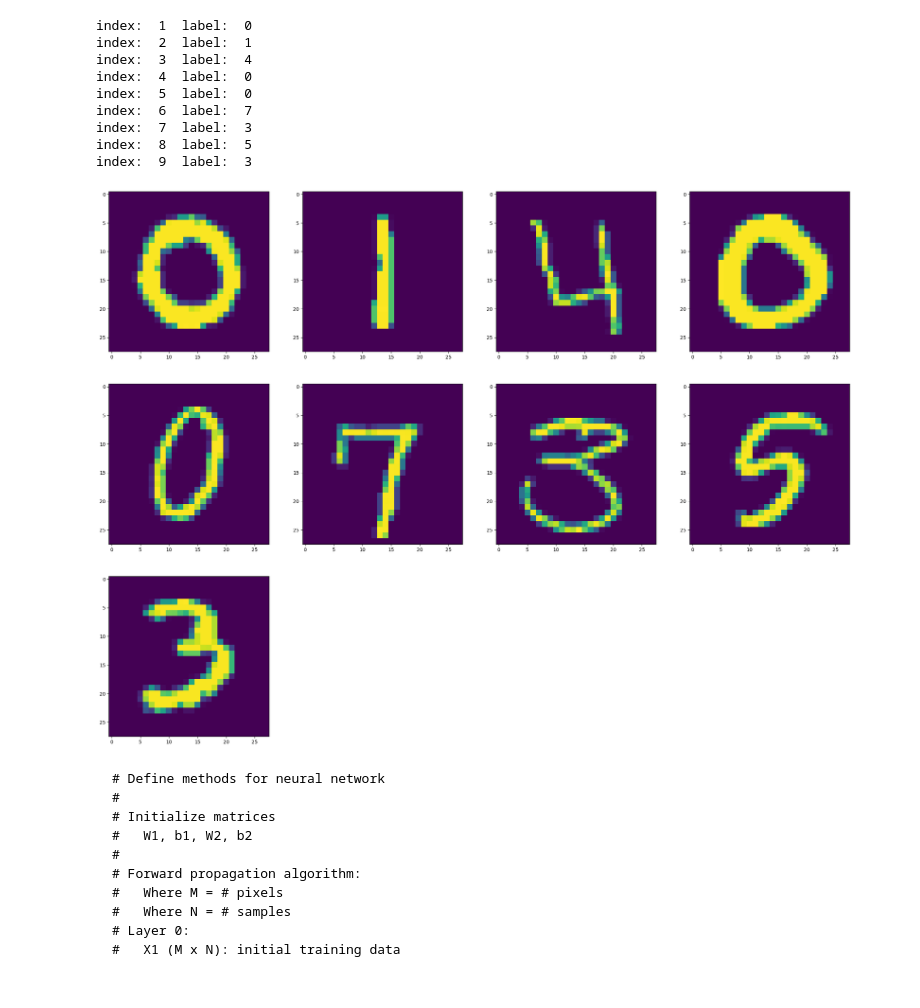
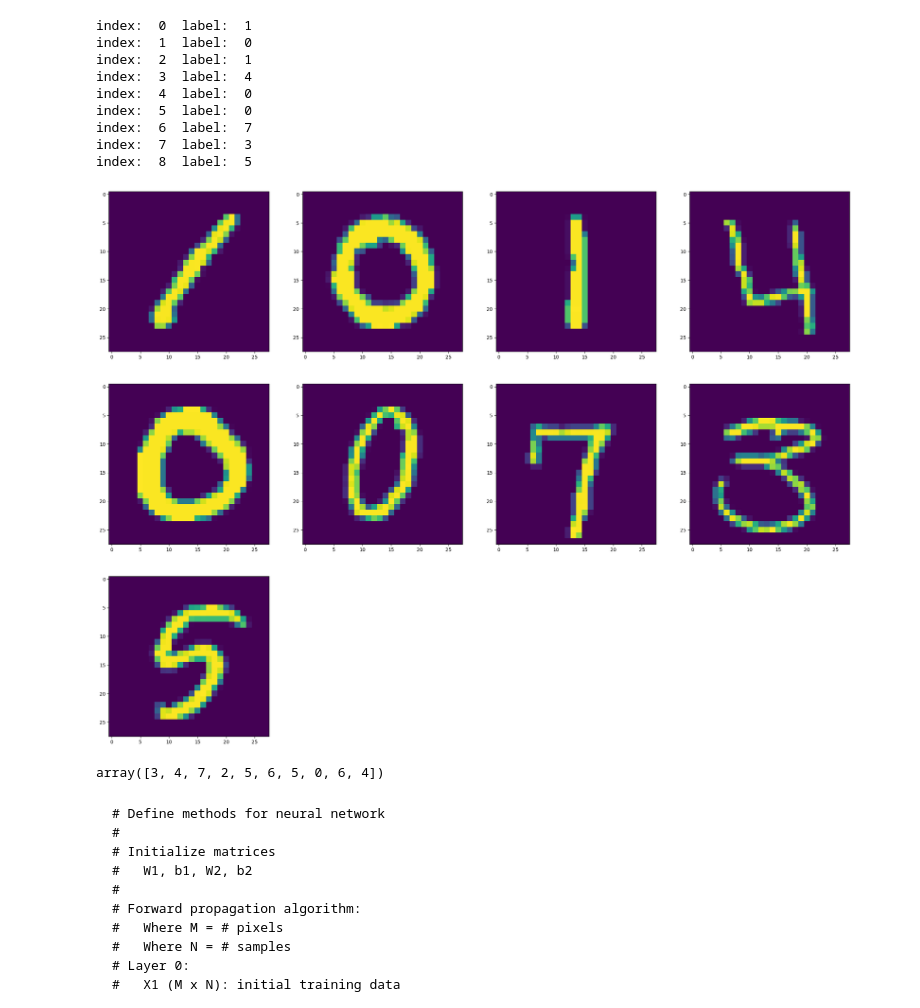
Before and after one commit to codeandcodes/ML, a Jupyter notebook: digit_recognizer_nn.ipynb, the cells around one changed output. Drawn from its saved outputs; the diff is of its cells as text; code cells hidden in the pictures.

````diff
--- a/digit_recognizer_nn.ipynb
+++ b/digit_recognizer_nn.ipynb
@@ -14,27 +17,31 @@ y_train = data[:,0]
 # %%
 # Define some helper methods for displaying
 def show_image(row):
     plt.imshow(X_train[:,row].reshape(28,28))
     print("index: ", row, " label: ", y_train[row])
     # print("label: ", Y_train[row])
 
 fig = plt.figure(figsize=(28,28))
 for i in range(1,10):
     fig.add_subplot(4,4,i)
-    show_image(i)
+    show_image(i-1)
 
 plt.show()
 # %% [output]
+index:  0  label:  1
 index:  1  label:  0
 index:  2  label:  1
 index:  3  label:  4
 index:  4  label:  0
 index:  5  label:  0
 index:  6  label:  7
 index:  7  label:  3
 index:  8  label:  5
-index:  9  label:  3
-[figure, old version]
+[figure, new version]
+# %%
+y_train[:10]
+# %% [output]
+array([3, 4, 7, 2, 5, 6, 5, 0, 6, 4])
 # %% [markdown]
 ```
 # Define methods for neural network
````
Also changed, not shown: parts of 2 cells of this notebook.
